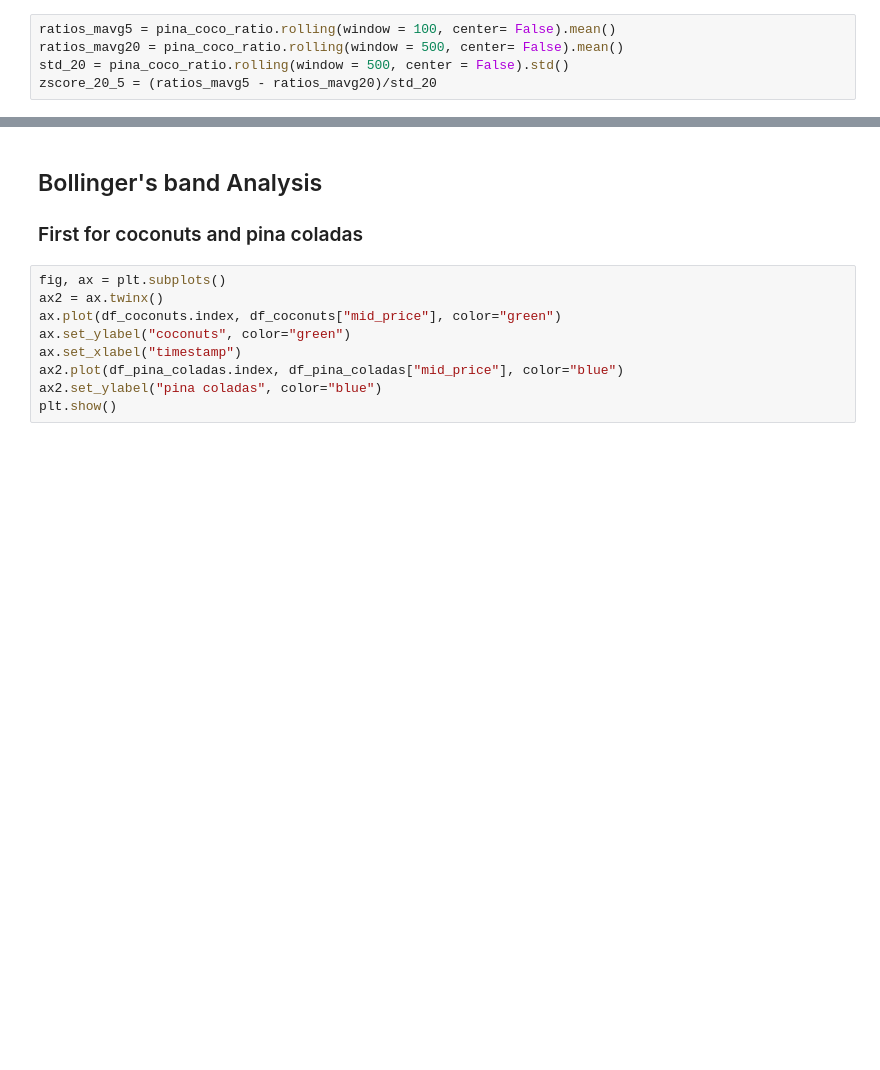
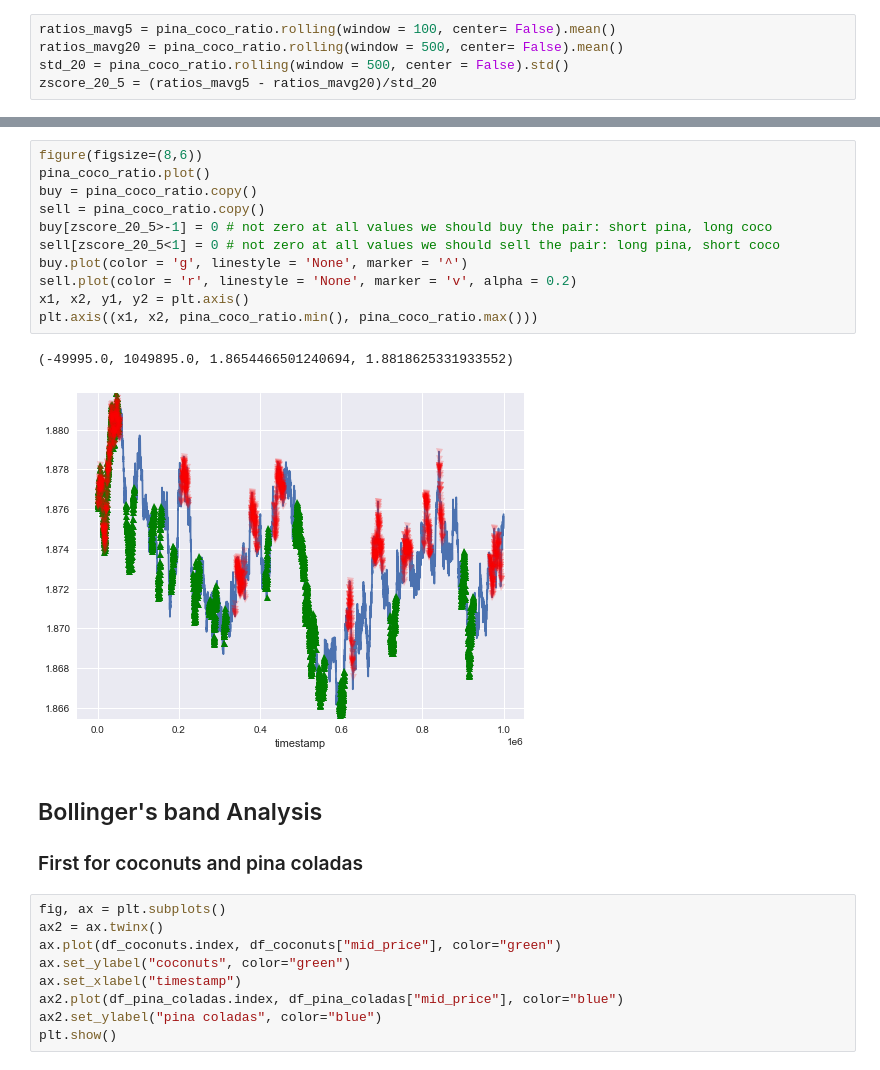
Before and after one commit to IMC-Croissant/AlgoTrading, a Jupyter notebook: Coding/notebooks/round_2_data_analysis.ipynb, the cells around one changed output, grey strips where cells are left out. Drawn from its saved outputs; the diff is of its cells as text; blank space fills up the shorter version.

Commit message:
pairs_algo

```diff
--- a/Coding/notebooks/round_2_data_analysis.ipynb
+++ b/Coding/notebooks/round_2_data_analysis.ipynb
@@ -198,3 +203,17 @@ Name: mid_price, Length: 10000, dtype: float64
+# %%
+figure(figsize=(8,6))
+pina_coco_ratio.plot()
+buy = pina_coco_ratio.copy()
+sell = pina_coco_ratio.copy()
+buy[zscore_20_5>-1] = 0 # not zero at all values we should buy the pair: short pina, long coco
+sell[zscore_20_5<1] = 0 # not zero at all values we should sell the pair: long pina, short coco
+buy.plot(color = 'g', linestyle = 'None', marker = '^')
+sell.plot(color = 'r', linestyle = 'None', marker = 'v', alpha = 0.2)
+x1, x2, y1, y2 = plt.axis()
+plt.axis((x1, x2, pina_coco_ratio.min(), pina_coco_ratio.max()))
+# %% [output]
+(-49995.0, 1049895.0, 1.8654466501240694, 1.8818625331933552)
+[figure, added]
 # %% [markdown]
 ## Bollinger's band Analysis
 ### First for coconuts and pina coladas
```
Also changed, not shown: parts of 7 cells of this notebook, 3 other files.
